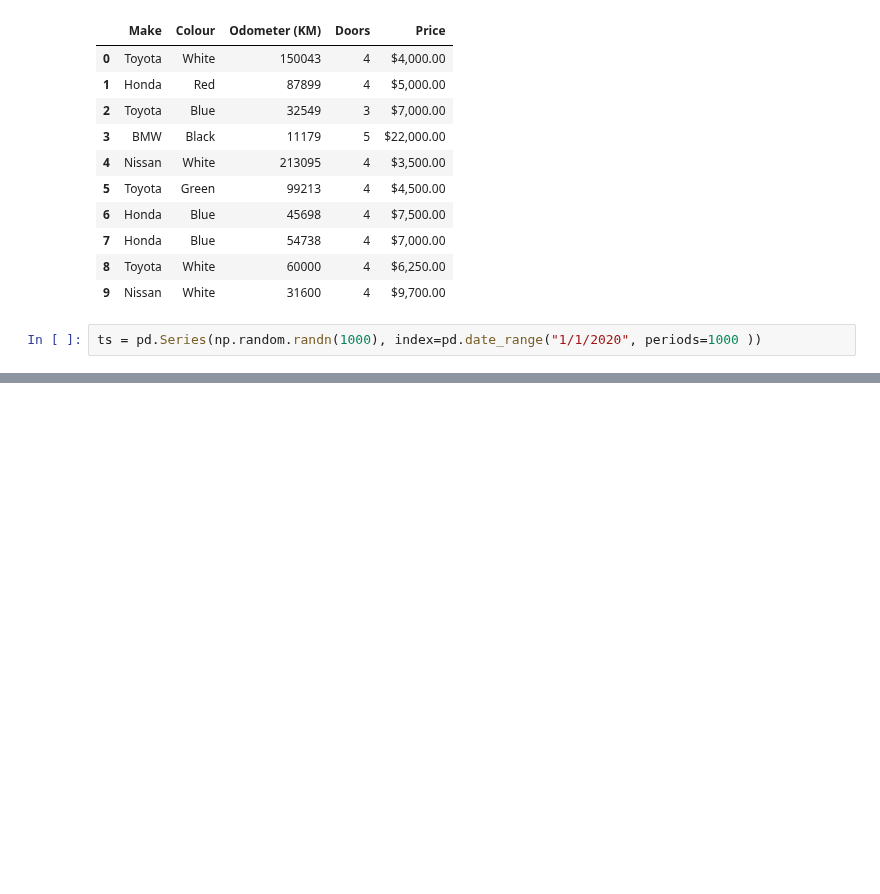
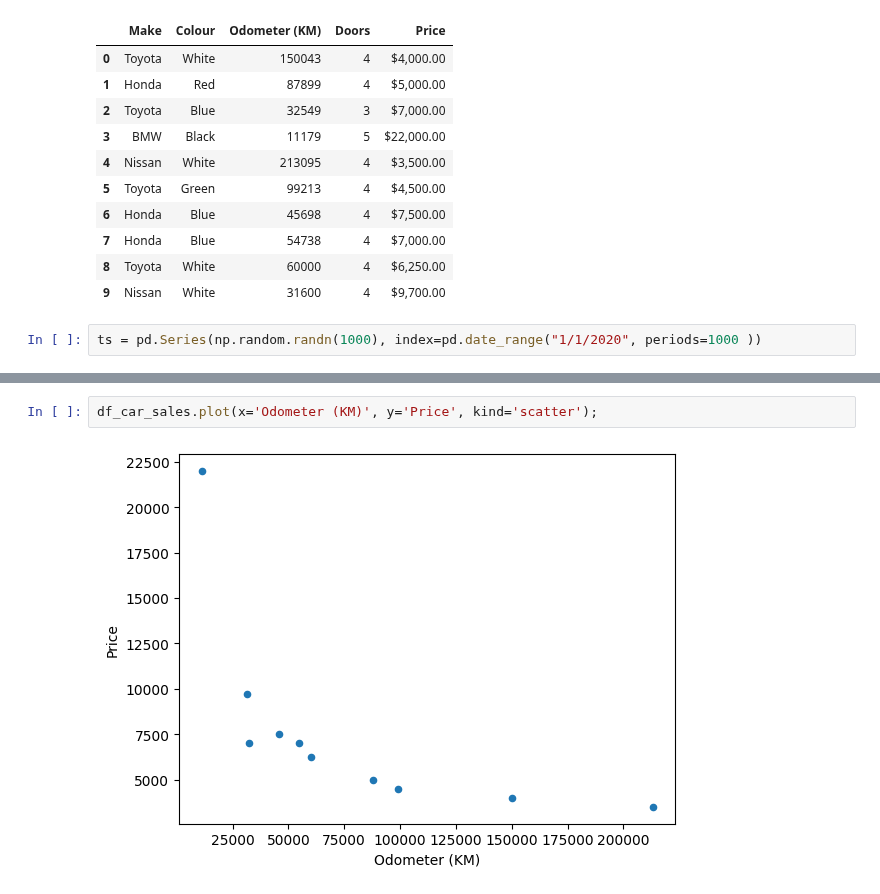
Before and after one commit to rsradev/DataLab, a Jupyter notebook: ml-area/plotting_from_pandas.ipynb, the cells around one changed output, grey strips where cells are left out. Saved outputs shown, nothing was run; the diff lists cells and outputs as text; blank space fills up the shorter version.

```diff
--- a/ml-area/plotting_from_pandas.ipynb
+++ b/ml-area/plotting_from_pandas.ipynb
@@ -27,0 +72,4 @@ ts.plot()
+# %%
+df_car_sales.plot(x='Odometer (KM)', y='Price', kind='scatter');
+# %% [output]
+[figure, added]
```
Also changed, not shown: parts of 15 cells of this notebook, 7 other files.
